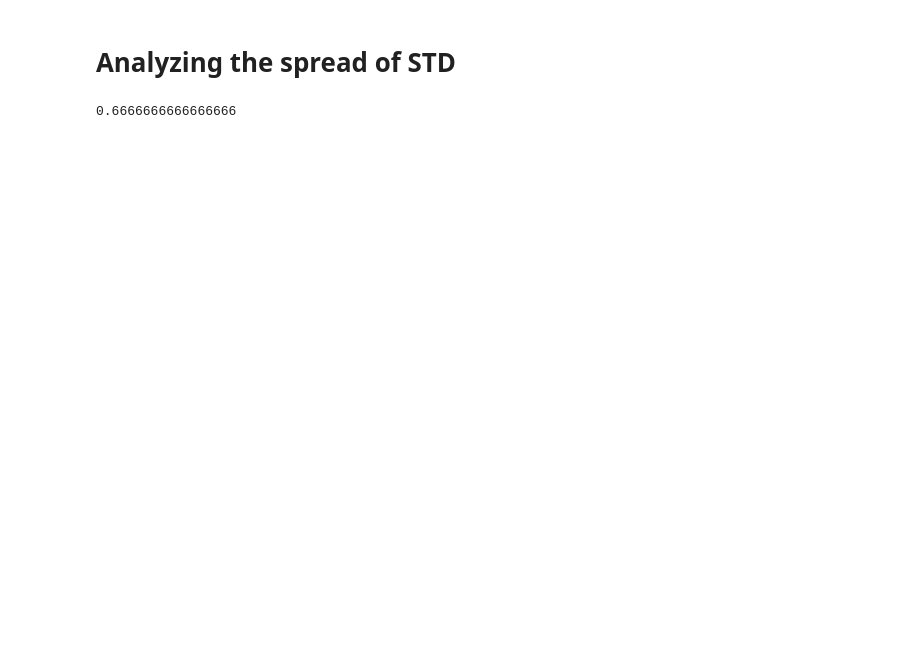
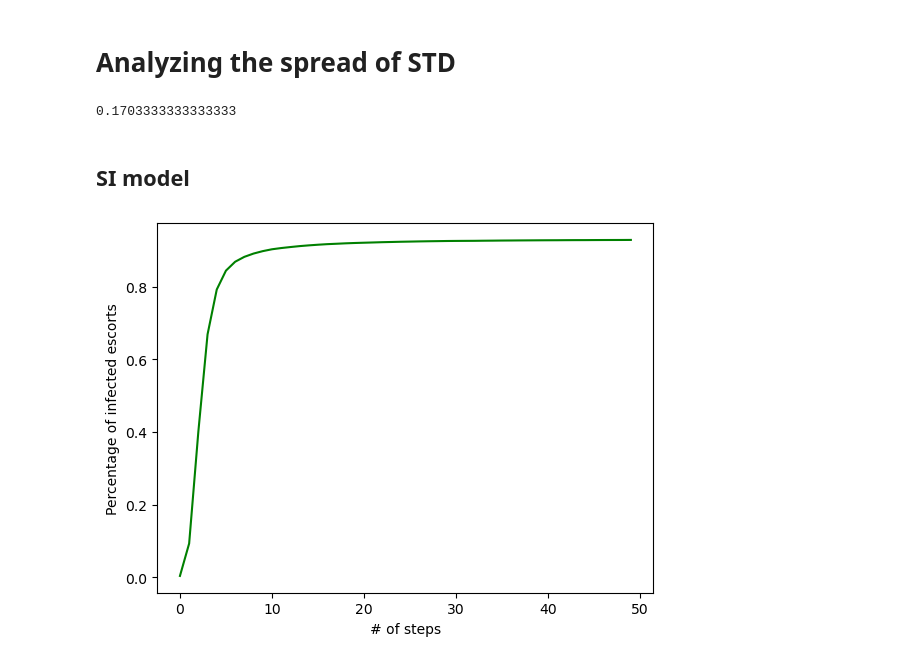
Before and after one commit to rsapeta/Network-Analysis, a Jupyter notebook: Escort/escort_analysis.ipynb, the cells around one changed output. Drawn from its saved outputs; the diff is of its cells as text; code cells hidden in the pictures; blank space fills up the shorter version.

```diff
--- a/Escort/escort_analysis.ipynb
+++ b/Escort/escort_analysis.ipynb
@@ -384,7 +404,7 @@ def weightz(G, u, v):
 
     Arguments:
         G : graph
-            A NetworkX undirected graph.
+            A NetworkX undirected bipartite graph.
 
         u, v : nodes
             Nodes in the graph.
@@ -408,10 +428,44 @@ def weightz(G, u, v):
         w += G.get_edge_data(v, n).get('e')
     w = w/(2*(i+1))
     return w
-
-print(weightz(G, 'b41', 'b1'))
 # %% [output]
-0.6666666666666666
+0.1703333333333333
 # %%
 #projecting graph with custom weights between escorts
-proj_G_custom = nx.bipartite.generic_weighted_projected_graph(G, nodes = main_df.n2.unique(), weight_function=weightz)
+G_condoms = nx.from_pandas_edgelist(df_condoms, 'n1', 'n2', 'e')
+proj_G_custom = nx.bipartite.generic_weighted_projected_graph(G_condoms, nodes = main_df.n2.unique(), weight_function=weightz)
+# %% [markdown]
+## SI model
+# %%
+# Our simple SI function.
+def si_simple(B, i_nodes):
+   G = nx.Graph()
+   G.graph.update(B.graph)
+   G.add_nodes_from((n, B.nodes[n]) for n in B.nodes)
+
+   new_infected = i_nodes.copy()
+   for i_node in i_nodes:
+        s_neighbors_of_i = {n for n in B.neighbors(i_node)}
+        if len(s_neighbors_of_i) == 0:
+            pass
+        for s_node in s_neighbors_of_i:
+            beta = proj_G_custom.get_edge_data(i_node, s_node, default=0)['weight']
+            if random.random() < beta:
+                new_infected.add(s_node)
+   return new_infected
+# %%
+model_curve = defaultdict(lambda : defaultdict(float))
+for run in range(10):
+   # The seed set should be the same for both models
+   i_nodes_simple = set(random.sample(list(set(proj_G_custom.nodes)), 3))
+   for step in range(50):
+      i_nodes_simple = si_simple(proj_G_custom, i_nodes_simple)
+      # Since we run 10 times, we average the infected set size
+      model_curve["simple"][step] += (len(i_nodes_simple) / len(proj_G_custom.nodes)) / 10
+# %%
+plt.plot([model_curve["simple"][step] for step in range(50)], color = 'g')
+plt.ylabel('Percentage of infected escorts')
+plt.xlabel('# of steps')
+plt.show()
+# %% [output]
+[figure, added]
```
Also changed, not shown: parts of 3 cells of this notebook.
